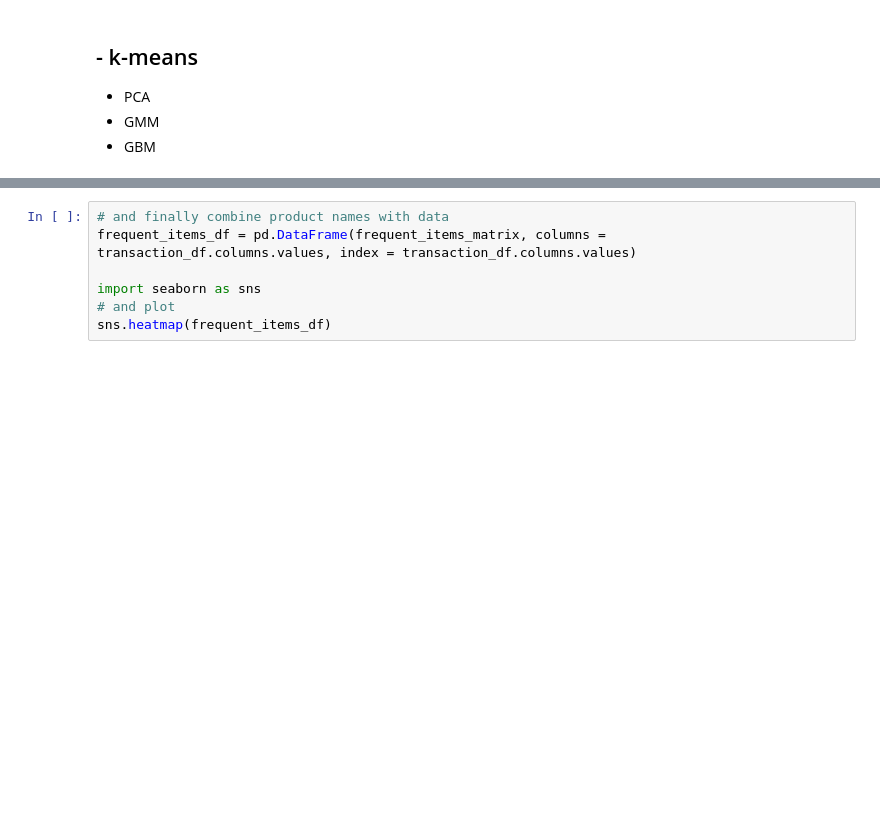
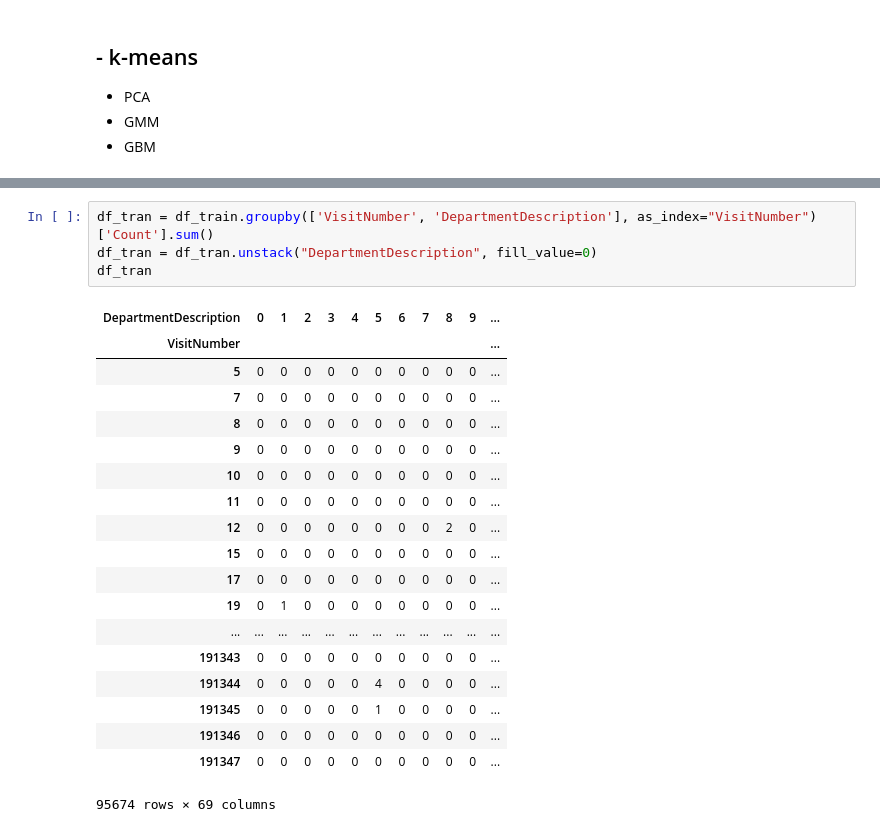
Before and after one commit to parksunwoo/dbs_zero2all, a Jupyter notebook: 8th_week/Walmart_TripTypeClassification.ipynb, the cells around one changed output, grey strips where cells are left out. Cells and saved outputs as stored; diff of their text form; blank space fills up the shorter version.

```diff
--- a/8th_week/Walmart_TripTypeClassification.ipynb
+++ b/8th_week/Walmart_TripTypeClassification.ipynb
@@ -466,10 +588,27 @@ IndexError: index 69 is out of bounds for axis 1 with size 69
-# %%
-# and finally combine product names with data
-frequent_items_df = pd.DataFrame(frequent_items_matrix, columns = transaction_df.columns.values, index = transaction_df.columns.values)
-
-import seaborn as sns
-# and plot
-sns.heatmap(frequent_items_df)
+# %%
+df_tran = df_train.groupby(['VisitNumber', 'DepartmentDescription'], as_index="VisitNumber")['Count'].sum()
+df_tran = df_tran.unstack("DepartmentDescription", fill_value=0)
+df_tran
+# %% [output]
+| DepartmentDescription | 0 | 1 | 2 | 3 | 4 | 5 | 6 | 7 | 8 | 9 | ... |
+| VisitNumber |  |  |  |  |  |  |  |  |  |  | ... |
+| 5 | 0 | 0 | 0 | 0 | 0 | 0 | 0 | 0 | 0 | 0 | ... |
+| 7 | 0 | 0 | 0 | 0 | 0 | 0 | 0 | 0 | 0 | 0 | ... |
+| 8 | 0 | 0 | 0 | 0 | 0 | 0 | 0 | 0 | 0 | 0 | ... |
+| 9 | 0 | 0 | 0 | 0 | 0 | 0 | 0 | 0 | 0 | 0 | ... |
+| 10 | 0 | 0 | 0 | 0 | 0 | 0 | 0 | 0 | 0 | 0 | ... |
+| 11 | 0 | 0 | 0 | 0 | 0 | 0 | 0 | 0 | 0 | 0 | ... |
+| 12 | 0 | 0 | 0 | 0 | 0 | 0 | 0 | 0 | 2 | 0 | ... |
+| 15 | 0 | 0 | 0 | 0 | 0 | 0 | 0 | 0 | 0 | 0 | ... |
+| 17 | 0 | 0 | 0 | 0 | 0 | 0 | 0 | 0 | 0 | 0 | ... |
+| 19 | 0 | 1 | 0 | 0 | 0 | 0 | 0 | 0 | 0 | 0 | ... |
+| ... | ... | ... | ... | ... | ... | ... | ... | ... | ... | ... | ... |
+| 191343 | 0 | 0 | 0 | 0 | 0 | 0 | 0 | 0 | 0 | 0 | ... |
+| 191344 | 0 | 0 | 0 | 0 | 0 | 4 | 0 | 0 | 0 | 0 | ... |
+| 191345 | 0 | 0 | 0 | 0 | 0 | 1 | 0 | 0 | 0 | 0 | ... |
+| 191346 | 0 | 0 | 0 | 0 | 0 | 0 | 0 | 0 | 0 | 0 | ... |
+| 191347 | 0 | 0 | 0 | 0 | 0 | 0 | 0 | 0 | 0 | 0 | ... |
+95674 rows × 69 columns
 # %%
 from mlxtend.frequent_patterns import apriori
 from mlxtend.frequent_patterns import association_rules
```
Also changed, not shown: parts of 36 cells of this notebook.
